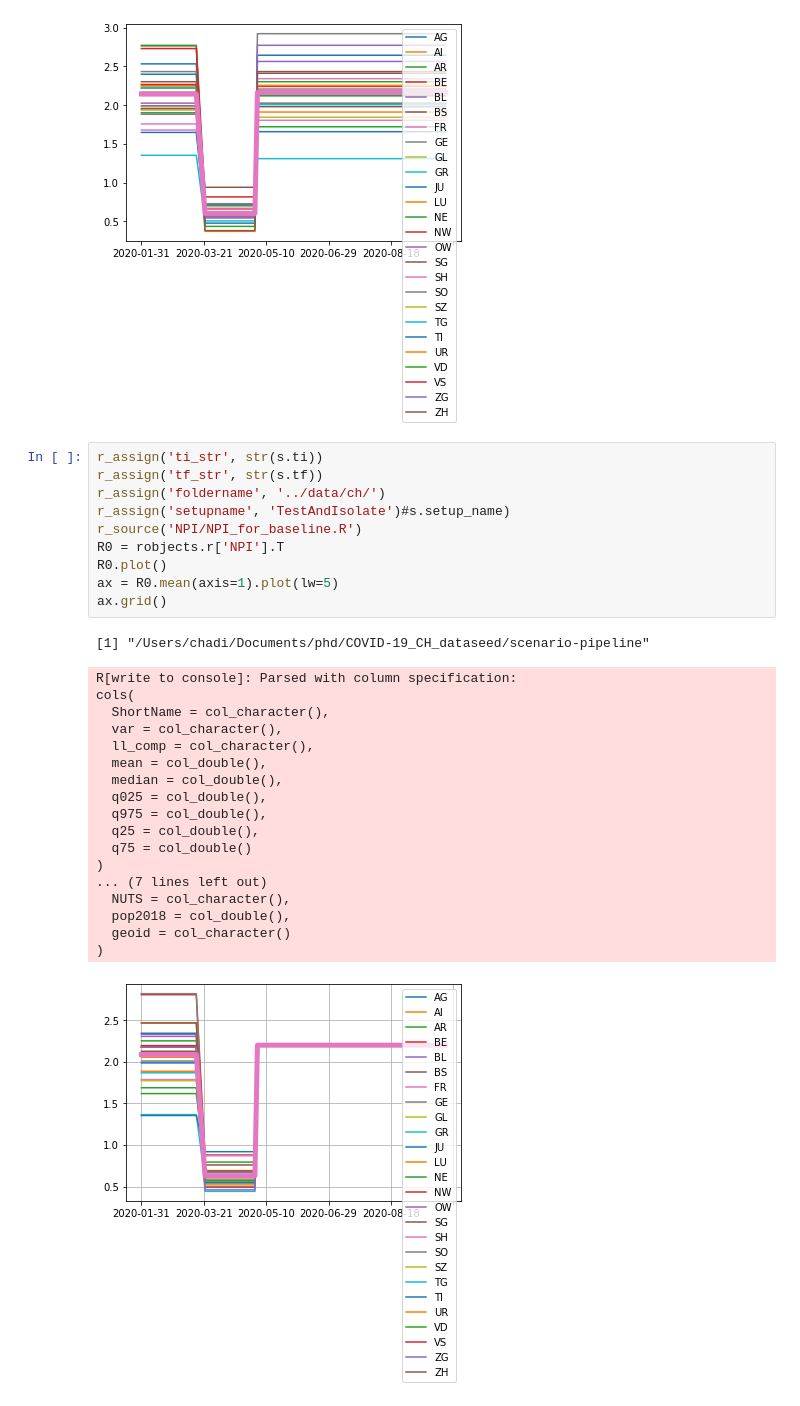
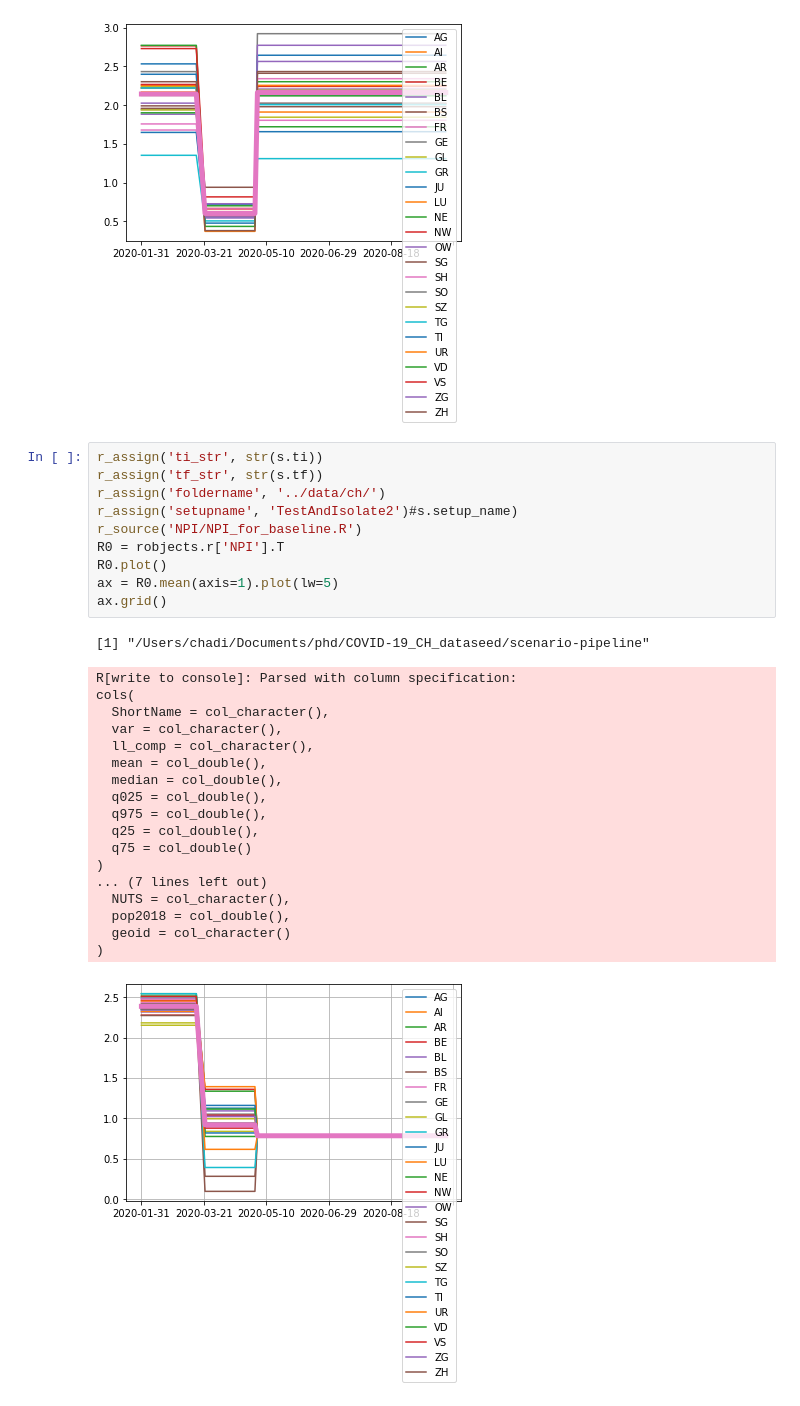
Before and after one commit to jcblemai/R0_BBRC_experiment, a Jupyter notebook: scenario-pipeline/dvpt.ipynb, the cells around one changed output. Drawn from its saved outputs; the diff is of its cells as text.

```diff
--- a/scenario-pipeline/dvpt.ipynb
+++ b/scenario-pipeline/dvpt.ipynb
@@ -118,30 +118,30 @@ cols(
 # %%
 r_assign('ti_str', str(s.ti))
 r_assign('tf_str', str(s.tf))
 r_assign('foldername', '../data/ch/')
-r_assign('setupname', 'TestAndIsolate')#s.setup_name)
+r_assign('setupname', 'TestAndIsolate2')#s.setup_name)
 r_source('NPI/NPI_for_baseline.R')
 R0 = robjects.r['NPI'].T
 R0.plot()
 ax = R0.mean(axis=1).plot(lw=5)
 ax.grid()
 # %% [output]
 [1] "/Users/chadi/Documents/phd/COVID-19_CH_dataseed/scenario-pipeline"
 R[write to console]: Parsed with column specification:
 cols(
   ShortName = col_character(),
   var = col_character(),
   ll_comp = col_character(),
   mean = col_double(),
   median = col_double(),
   q025 = col_double(),
   q975 = col_double(),
   q25 = col_double(),
   q75 = col_double()
 )
 ... (7 lines left out)
   NUTS = col_character(),
   pop2018 = col_double(),
   geoid = col_character()
 )
-[figure, old version]
+[figure, new version]
```
Also changed, not shown: 6 other files.
